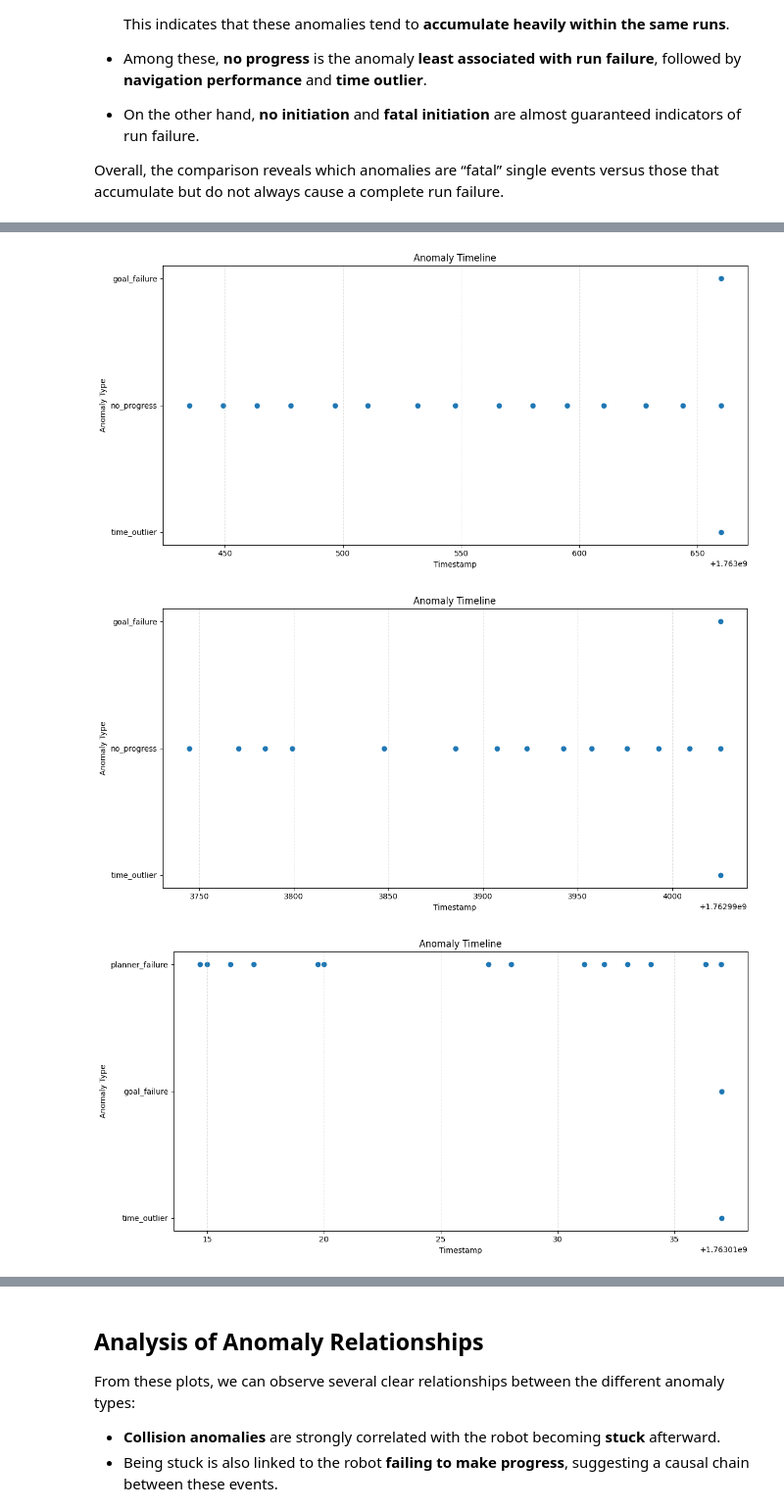
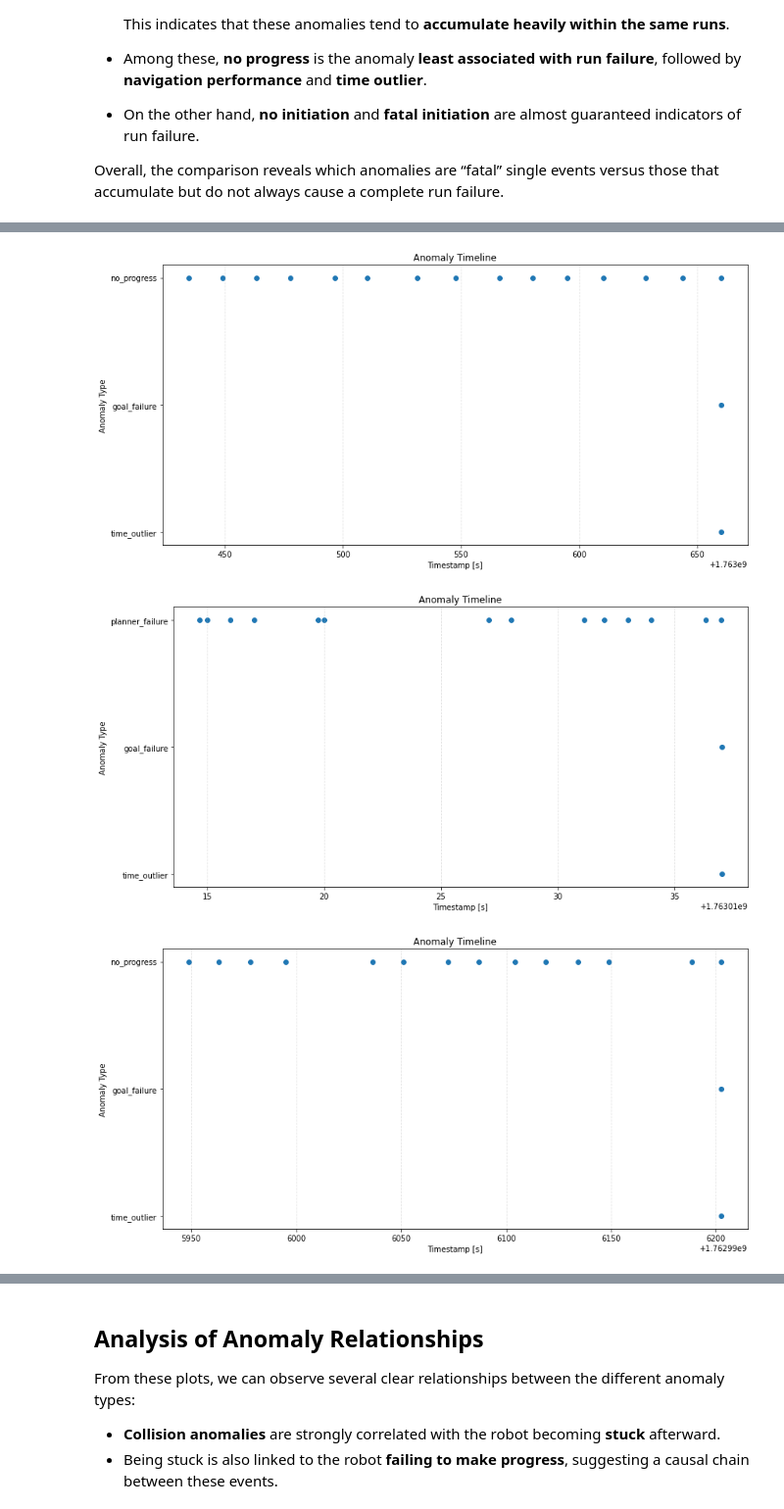
Before and after one commit to nasimpc/Robot-Navigation-Anomaly-Detection-and-Causal-Analysis, a Jupyter notebook: assignment2/team_2_assignment02.ipynb, the cells around one changed output, grey strips where cells are left out. Shown at 98% size. Cells and saved outputs as stored; diff of their text form; code cells hidden in the pictures.

Commit message:
Add anomaly detection pipeline with correlation analysis and early prediction

```diff
--- a/assignment2/team_2_assignment02.ipynb
+++ b/assignment2/team_2_assignment02.ipynb
@@ -21,7 +21,7 @@ import yaml
 # GLOBAL VARIABLES
 
 #directories and paths
-DATASET_PATH = "../../ws25_aia_complete_data"
+DATASET_PATH = "ws25_aia_complete_data"
 LOGS_DIR = "logs"
 SCENARIO_SEP = "maps-"
 LOG_CCI = "component_container_isolated"
@@ -393,10 +393,22 @@ In our analysis pipeline, the main sources of information are the robot's **pose
 dataset = []
 
 for scenario_dir in os.listdir(DATASET_PATH):
+    # Skip hidden files like .DS_Store
+    if scenario_dir.startswith('.'):
+        continue
+    scenario_path = os.path.join(DATASET_PATH, scenario_dir)
+    # Skip if not a directory
+    if not os.path.isdir(scenario_path):
+        continue
     scenario = scenario_dir.split(SCENARIO_SEP)[1]
-    scenario_path = os.path.join(DATASET_PATH, scenario_dir)
     scenario_group = []
     for run_n in os.listdir(scenario_path):
+        # Skip hidden files and non-directories
+        if run_n.startswith('.'):
+            continue
+        run_path = os.path.join(scenario_path, run_n)
+        if not os.path.isdir(run_path):
+            continue
         #get csv
         csv_file = os.path.join(scenario_path, run_n, "poses.csv")
         data = DataProcessed(scenario, int(run_n), csv_file)
@@ -652,7 +669,7 @@ By comparing both, we can identify important patterns:
 
 Overall, the comparison reveals which anomalies are “fatal” single events versus those that accumulate but do not always cause a complete run failure.
 # %%
-def plot_anomaly_timeline(flattened_anomalies):
+def plot_anomaly_timeline(flattened_anomalies, save_path=None):
     """
     flattened_anomalies: list of (anomaly_type, timestamp)
     Example: [("COLLISION", 12.5), ("FOLLOW_FAIL", 88.1)]
@@ -678,16 +695,20 @@ def plot_anomaly_timeline(flattened_anomalies):
     plt.scatter(x_vals, y_vals)
 
     plt.yticks(list(type_to_y.values()), list(type_to_y.keys()))
-    plt.xlabel("Timestamp")
+    plt.xlabel("Timestamp [s]")
     plt.ylabel("Anomaly Type")
     plt.title("Anomaly Timeline")
     plt.grid(axis='x', linestyle='--', alpha=0.4)
     plt.tight_layout()
+    if save_path:
+        plt.savefig(save_path, dpi=150, bbox_inches='tight', facecolor='white')
     plt.show()
 
 #Shows the most interesting runs in time to identify correlation between anomalies
+timeline_count = 0
 for scenario_group in dataset:
     for data in scenario_group:
         if len(data.anomalies) >= 15 and len(data.unique_anomalies) >= 3:
-            plot_anomaly_timeline(data.anomalies)
+            timeline_count += 1
+            plot_anomaly_timeline(data.anomalies, f'images/Anomaly_Timeline_{timeline_count}.png')
 # %% [output]
@@ -698,4 +719,4 @@ for scenario_group in dataset:
-[figure, old version]
+[figure, new version]
-[figure, old version]
+[figure, new version]
-[figure, old version]
+[figure, new version]
 [figure]
```
Also changed, not shown: parts of 18 cells of this notebook, 20 other files.
